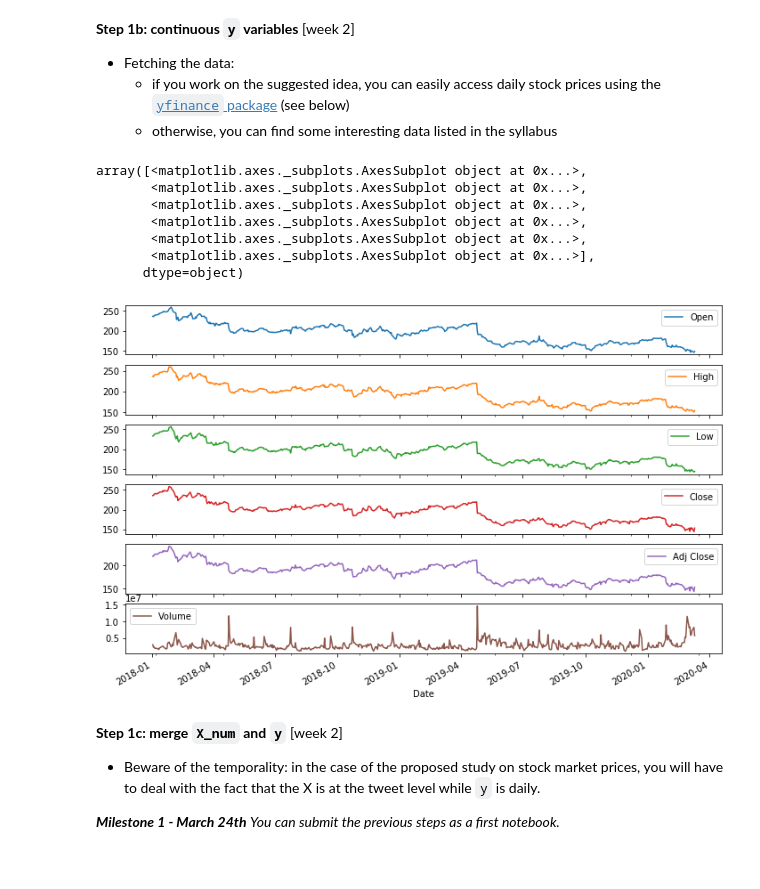
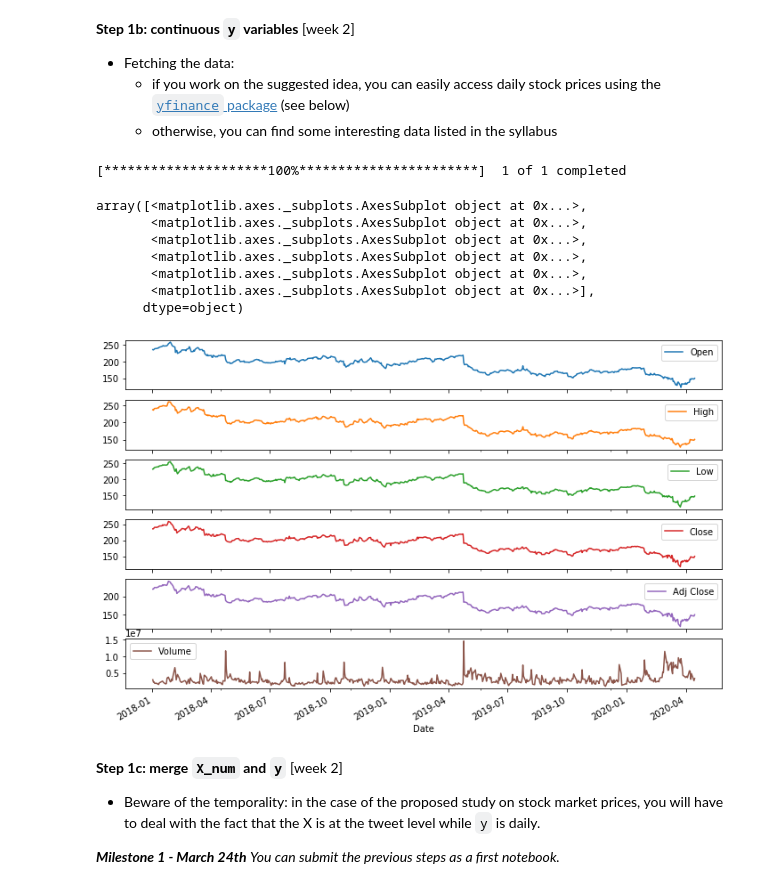
Before and after one commit to derpyninja/big_data_policy_2020, a Jupyter notebook: homeworks/hw1.ipynb, the cells around one changed output. Cells and saved outputs as stored; diff of their text form; code cells hidden in the pictures.

```diff
--- a/homeworks/hw1.ipynb
+++ b/homeworks/hw1.ipynb
@@ -334,43 +335,43 @@ def read_data(infile, parse_col, date_str='%Y-%m-%d', sep=','):
     data = data.drop(labels=parse_col, axis=1)
     return data
 
 #
 def fetch_stock_data(ticker, start, end, period="1d", save=True):
     """fetch stock market data for 3M"""
     stock_data = yf.download(tickers=ticker,
                              # start coincides with start of 3M twitter account
                              start=start,
                              end=end,
                              period=period)
     if save:
         stock_data.to_csv('yahoofinance_{}_{}_{}.csv'.format(
             ticker, start, end), sep=';')
         return stock_data
     else:
         return stock_data
 
 
 # fetch 3M data
-"""
+
 stock_data = fetch_stock_data(ticker="MMM",
                               start= "2018-01-01",
                               end="{}".format(np.datetime64('today', 'D')),
                               save=True)
-"""
 
 # read data
 stock_data = read_data(infile="yahoofinance_MMM_2018-01-01_{}.csv".format(
     np.datetime64('today', 'D')), parse_col="Date", sep=';')
 stock_data.plot(subplots=True, figsize=(12,8))
 # %% [output]
-array([<matplotlib.axes._subplots.AxesSubplot object at 0x...>,
-       <matplotlib.axes._subplots.AxesSubplot object at 0x...>,
-       <matplotlib.axes._subplots.AxesSubplot object at 0x...>,
-       <matplotlib.axes._subplots.AxesSubplot object at 0x...>,
-       <matplotlib.axes._subplots.AxesSubplot object at 0x...>,
-       <matplotlib.axes._subplots.AxesSubplot object at 0x...>],
-      dtype=object)
+[*********************100%***********************]  1 of 1 completed
+array([<matplotlib.axes._subplots.AxesSubplot object at 0x...>,
+       <matplotlib.axes._subplots.AxesSubplot object at 0x...>,
+       <matplotlib.axes._subplots.AxesSubplot object at 0x...>,
+       <matplotlib.axes._subplots.AxesSubplot object at 0x...>,
+       <matplotlib.axes._subplots.AxesSubplot object at 0x...>,
+       <matplotlib.axes._subplots.AxesSubplot object at 0x...>],
+      dtype=object)
-[figure, old version]
+[figure, new version]
 # %% [markdown]
 **Step 1c: merge `X_num` and `y`** [week 2]
 - Beware of the temporality: in the case of the proposed study on stock market prices, you will have to deal with the fact that the X is at the tweet level while `y` is daily.
```
Also changed, not shown: parts of 10 cells of this notebook, 3 other files.
